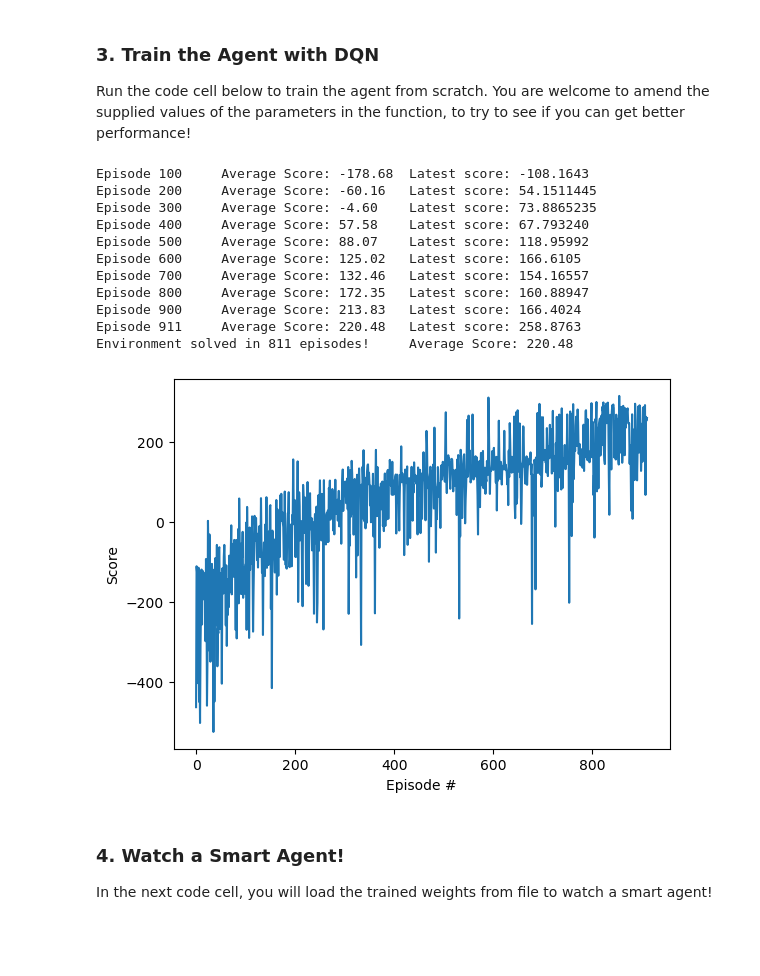
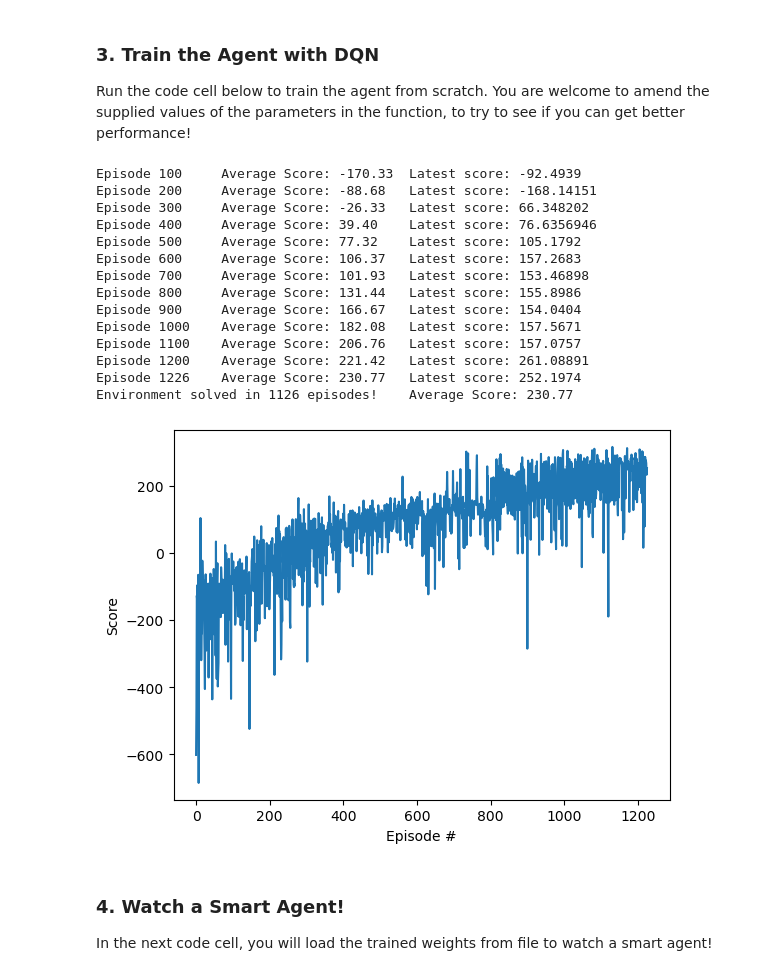
Before and after one commit to armhzjz/deep-reinforcement-learning, a Jupyter notebook: dqn/exercise/Deep_Q_Network.ipynb, the cells around one changed output. Cells and saved outputs as stored; diff of their text form; code cells hidden in the pictures; blank space fills up the shorter version.

```diff
--- a/dqn/exercise/Deep_Q_Network.ipynb
+++ b/dqn/exercise/Deep_Q_Network.ipynb
@@ -106,46 +106,49 @@ def dqn(dqn_agent, n_episodes=2000, max_t=1000, eps_start=1.0, eps_end=0.01, eps
                 action = dqn_agent.act(state, eps)
             next_state, reward, done, truncated, _ = env.step(action)
             dqn_agent.step(state, action, reward, next_state, done, t_step)
             state = next_state
             score += reward
             if done:  # or truncated:
                 break
         scores_window.append(score)       # save most recent score
         scores.append(score)              # save most recent score
         eps = max(eps_end, eps_decay*eps) # decrease epsilon
         print('\rEpisode {}\tAverage Score: {:.2f}\tLatest score: {:.4f}'.format(i_episode, np.mean(scores_window), score), end='')
         if i_episode % 100 == 0:
             print('\rEpisode {}\tAverage Score: {:.2f}\tLatest score: {:.4f}'.format(i_episode, np.mean(scores_window), score))
         scores_windows_list = list(scores_window)
         if np.mean(scores_window) >= target_mean_score and np.mean(scores_windows_list[-10:]) >= target_mean_score:
             print('\nEnvironment solved in {:d} episodes!\tAverage Score: {:.2f}'.format(i_episode-100, np.mean(scores_window)))
             torch.save(dqn_agent.qnetwork_local.state_dict(), 'checkpoint.pth')
             break
     return scores
 
 agent = Agent(state_size=8, action_size=4, seed=761)
-scores = dqn(agent, n_episodes=3000, max_t=250, UPDATE_EVERY=4, target_mean_score=220.)
+scores = dqn(agent, n_episodes=3000, max_t=250, UPDATE_EVERY=4, target_mean_score=230.)
 
 # plot the scores
 fig = plt.figure()
 ax = fig.add_subplot(111)
 plt.plot(np.arange(len(scores)), scores)
 plt.ylabel('Score')
 plt.xlabel('Episode #')
 plt.show()
 # %% [output]
-Episode 100     Average Score: -178.68  Latest score: -108.1643
-Episode 200     Average Score: -60.16   Latest score: 54.1511445
-Episode 300     Average Score: -4.60    Latest score: 73.8865235
-Episode 400     Average Score: 57.58    Latest score: 67.793240
-Episode 500     Average Score: 88.07    Latest score: 118.95992
-Episode 600     Average Score: 125.02   Latest score: 166.6105
-Episode 700     Average Score: 132.46   Latest score: 154.16557
-Episode 800     Average Score: 172.35   Latest score: 160.88947
-Episode 900     Average Score: 213.83   Latest score: 166.4024
-Episode 911     Average Score: 220.48   Latest score: 258.8763
-Environment solved in 811 episodes!     Average Score: 220.48
+Episode 100     Average Score: -170.33  Latest score: -92.4939
+Episode 200     Average Score: -88.68   Latest score: -168.14151
+Episode 300     Average Score: -26.33   Latest score: 66.348202
+Episode 400     Average Score: 39.40    Latest score: 76.6356946
+Episode 500     Average Score: 77.32    Latest score: 105.1792
+Episode 600     Average Score: 106.37   Latest score: 157.2683
+Episode 700     Average Score: 101.93   Latest score: 153.46898
+Episode 800     Average Score: 131.44   Latest score: 155.8986
+Episode 900     Average Score: 166.67   Latest score: 154.0404
+Episode 1000    Average Score: 182.08   Latest score: 157.5671
+Episode 1100    Average Score: 206.76   Latest score: 157.0757
+Episode 1200    Average Score: 221.42   Latest score: 261.08891
+Episode 1226    Average Score: 230.77   Latest score: 252.1974
+Environment solved in 1126 episodes!    Average Score: 230.77
-[figure, old version]
+[figure, new version]
 # %% [markdown]
 ### 4. Watch a Smart Agent!
 
```
Also changed, not shown: parts of 4 cells of this notebook, 1 other file.
